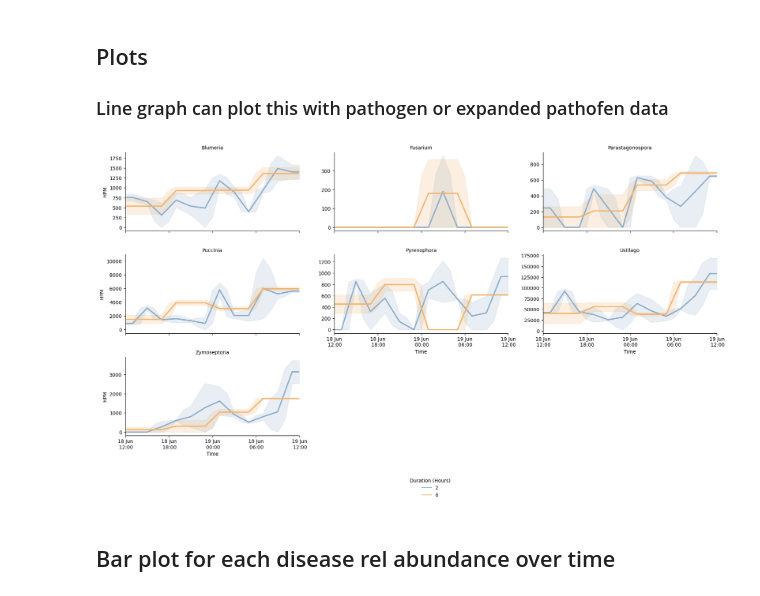
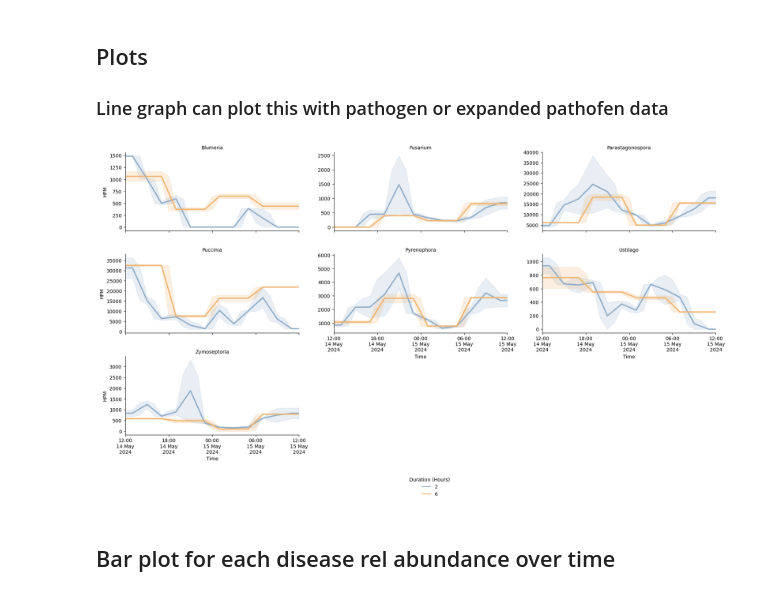
Before and after one commit to Mia-FGB/24hr_analysis, a Jupyter notebook: 24hr_analysis.ipynb, the cells around one changed output. Drawn from its saved outputs; the diff is of its cells as text; code cells hidden in the pictures.

```diff
--- a/24hr_analysis.ipynb
+++ b/24hr_analysis.ipynb
@@ -14,7 +14,7 @@ from matplotlib.dates import HourLocator
 # %% [markdown]
 ## Reading in the data & processing
 # %%
-marti_reads = pd.read_csv("/Users/berelsom/Library/CloudStorage/OneDrive-NorwichBioScienceInstitutes/Air_Samples/24_hour/taxa_counts/2024_data/marti_assignments_lca_0.1_all_levels_2025-FEB-11_9-58-14.tsv", sep="\t")
+marti_reads = pd.read_csv("/Users/berelsom/Library/CloudStorage/OneDrive-NorwichBioScienceInstitutes/Air_Samples/24_hour/taxa_counts/marti_assignments_lca_0.1_all_levels_23_and_24_2025-FEB-28_16-50-48.tsv", sep="\t")
 
 def process_dataset(data):
     # Select the first 3 columns using indexing
@@ -43,6 +44,6 @@ collections['Start_Date'] = collections['Start_Time'].dt.date
 contig_stats_24 = pd.read_csv("/Users/berelsom/Library/CloudStorage/OneDrive-NorwichBioScienceInstitutes/Air_Samples/24_hour/metadata/2024_metadata/combined_200k_contig_stats.tsv", sep="\t")
 contig_stats_24['Barcode'] = contig_stats_24['Barcode'].str.extract(r'(\d{2})$').astype(int)
 
-read_numbers = pd.read_csv("/Users/berelsom/Library/CloudStorage/OneDrive-NorwichBioScienceInstitutes/Air_Samples/24_hour/metadata/2024_metadata/read_numbers.tsv", sep="\t")
+read_numbers = pd.read_csv("/Users/berelsom/Library/CloudStorage/OneDrive-NorwichBioScienceInstitutes/Air_Samples/24_hour/metadata/all_read_numbers.tsv", sep="\t")
 # %% [markdown]
 ### Merge on all the metadata and calculate HPM
@@ -58,15 +56,20 @@ marti_long = marti.melt(
 )
 
 # Merge the metadata with the long data
-marti_meta = marti_long.merge(collections, left_on='Sample', right_on='Sample_ID')
+marti_meta = marti_long.merge(collections, left_on='Sample', right_on='Sample_ID', how='inner')
 marti_meta.drop(columns=['Sample_ID'], inplace=True)
-# marti_meta['Sample'].unique() # Should be 84 in 2024 data (some missing atm due to typos)
 
-# Merge the contig stats with the long data on barcode
-marti_meta = marti_meta.merge(contig_stats_24, left_on='Barcode', right_on='Barcode')
+# # Merge the contig stats with the long data on barcode - skipping whilst I don't have data for 23
+# marti_meta = marti_meta.merge(contig_stats_24, left_on='Barcode', right_on='Barcode')
 
-#Merge the read numbers also on Barcode
-marti_meta = marti_meta.merge(read_numbers, left_on='Barcode', right_on='Barcode')
+# #Merge the read numbers on Sample and ID
+marti_meta = marti_meta.merge(read_numbers, left_on='Sample', right_on='ID')
+
+
+## Check if any samples are lost
+# marti_meta['Sample'].nunique() # Should be 98
+# lost_samples = set(marti_long['Sample']) - set(marti_meta['Sample'])
+# print(f"Lost samples: {lost_samples}")
 # %% [markdown]
 ### Calculate HPM etc.
 # %%
@@ -167,8 +170,8 @@ pathogen_genera = ["Puccinia", "Blumeria", "Fusarium", "Zymoseptoria", "Ustilago
 
 pathogen_reads  = marti_meta[(marti_meta['NCBI Rank'] == 'genus') &
                            (marti_meta['Name'].isin(pathogen_genera)) &
-                           (marti_meta['Duration_Hrs'] != 24) &
-                           (marti_meta['Duration_Hrs'].notna())] # Filter out NA and 24 samples
+                           (~marti_meta['Duration_Hrs'].isin([24, 12, 0.5])) &
+                           (marti_meta['Duration_Hrs'].notna())] # Filter out NA samples
 
 pathogen_reads.loc[:, 'Mid'] = pathogen_reads['Start_Time'] + (pathogen_reads['End_Time'] - pathogen_reads['Start_Time']) / 2
 
@@ -214,8 +217,10 @@ See the caveats in the documentation: https://pandas.pydata.org/pandas-docs/stab
 # Filter the data for June / May
 june_pathogen = expanded_pathogen_reads[(expanded_pathogen_reads['Month'] == 'June')]
 may_pathogen = expanded_pathogen_reads[(expanded_pathogen_reads['Month'] == 'May')]
+pathogen_23 = expanded_pathogen_reads[(expanded_pathogen_reads['Year'] == 2023)]
 
-fungi_species_filter = june_pathogen
+#Choose one of the three filters to plot one at a time
+fungi_species_filter = may_pathogen
 # Sort species alphabetically
 sorted_genus = fungi_species_filter['Name'].sort_values().unique()
 
@@ -240,43 +245,48 @@ g.map_dataframe(
     x="Hour",  # For expanded pathogen data
     y="HPM",
     hue="Duration_Hrs",
-    palette={2: '#8DABC8', 6: '#F0B36D'},
+    palette={2: '#8DABC8', 6: '#F0B36D'}, #2024 data
+    # palette={4: '#c09ca4', 6: '#F0B36D'},   #2023 data
     linewidth=2.5  # Set the desired line width
 )
 
 #Think it looks better without these
 # g.map_dataframe(
 #     sns.scatterplot,
 #     x="Hour",
 #     y="HPM",
 #     s=20,
 #     hue="Duration_Hrs",
 #     palette={2: '#8DABC8', 6: '#F0B36D'},
 #     legend=False
 # )
 
 # Set x-axis properties for each subplot
 g.set_axis_labels("Time", "HPM")
 g.set_titles("{col_name}", fontweight = 'medium', fontsize = 50)  # Set titles based on species
 
 # Set x-axis properties for all subplots
 for ax in g.axes.flat:
     ax.xaxis.set_major_locator(HourLocator(interval=6))  # Set 6-hourly intervals
-    ax.xaxis.set_major_formatter(DateFormatter('%d %b\n %H:%M'))  # Format x-axis to show day and hours:minutes
+    ax.xaxis.set_major_formatter(DateFormatter('%H:%M\n%d %b\n%Y'))  # Format x-axis to show day, month, year and hours:minutes
     # ax.tick_params(axis='x', rotation=60)  # Rotate x-axis labels for better readability
 
     # Set x-axis limits from min_time to max_time
     ax.set_xlim([min_time, max_time])
 
 # Adjust space between plots
 g.figure.subplots_adjust(wspace=0.2, hspace=0.3)  # Adjust the width and height space between subplots
 
 # Add legend to the bottom right
 g.add_legend(title='Duration (Hours)', bbox_to_anchor=(0.5, -0.1), loc='center')
 plt.figsize=(15, 10)
-# plt.savefig('../Graphs/pathogen_graphs/June_2024_24_all_pathogens.svg')
+
+# Different names for input data
+# plt.savefig('../Graphs/pathogen_graphs/August_23_all_pathogens.svg')
+# plt.savefig('../Graphs/pathogen_graphs/June_24_all_pathogens.svg')
+# plt.savefig('../Graphs/pathogen_graphs/May_24_all_pathogens.svg')
 # %% [output]
-[figure, old version]
+[figure, new version]
 # %% [markdown]
 ## Bar plot for each disease rel abundance over time
 # %%
```
Also changed, not shown: parts of 7 cells of this notebook.
